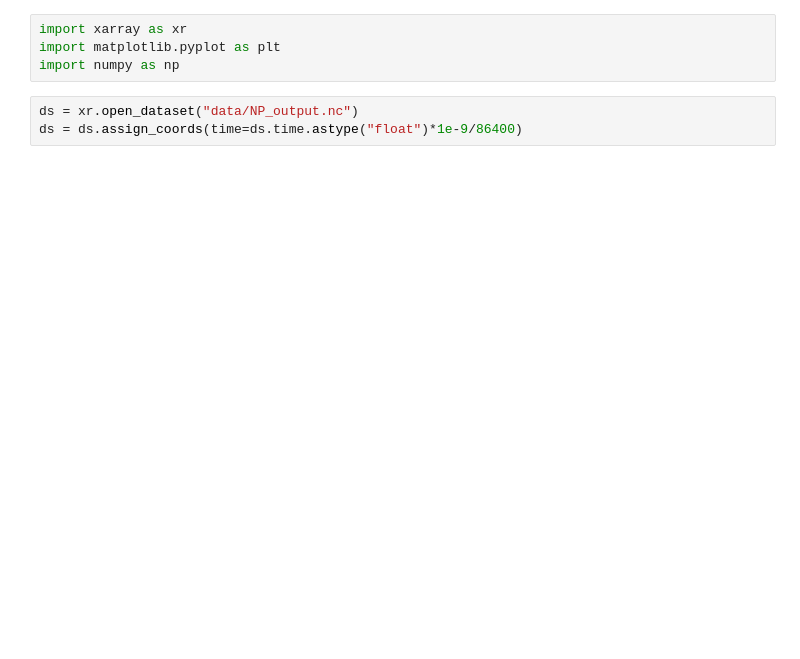
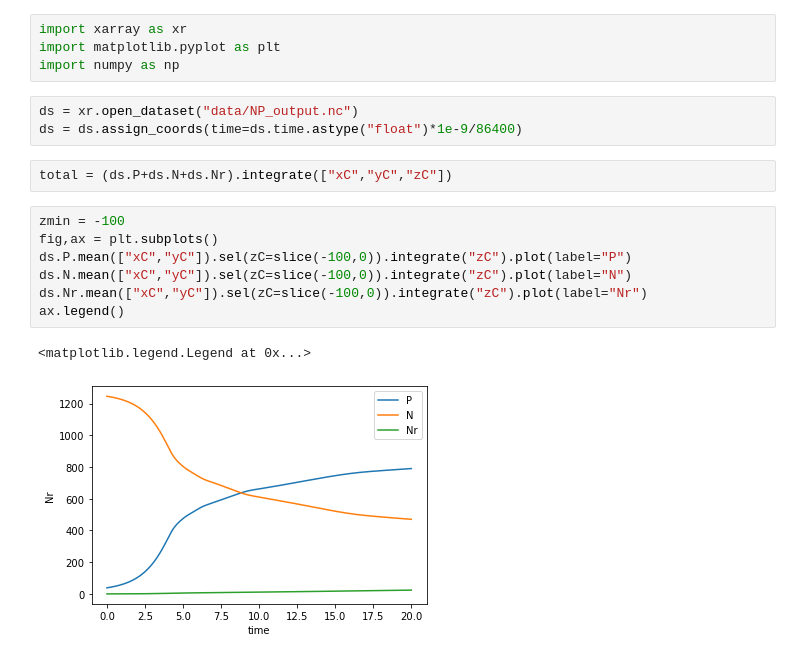
Before and after one commit to iuryt/Bioceananigans.jl, a Jupyter notebook: analysis.ipynb, the cells around one changed output. Drawn from its saved outputs; the diff is of its cells as text; blank space fills up the shorter version.

```diff
--- a/analysis.ipynb
+++ b/analysis.ipynb
@@ -5,3 +5,15 @@ import numpy as np
 # %%
 ds = xr.open_dataset("data/NP_output.nc")
 ds = ds.assign_coords(time=ds.time.astype("float")*1e-9/86400)
+# %%
+total = (ds.P+ds.N+ds.Nr).integrate(["xC","yC","zC"])
+# %%
+zmin = -100
+fig,ax = plt.subplots()
+ds.P.mean(["xC","yC"]).sel(zC=slice(-100,0)).integrate("zC").plot(label="P")
+ds.N.mean(["xC","yC"]).sel(zC=slice(-100,0)).integrate("zC").plot(label="N")
+ds.Nr.mean(["xC","yC"]).sel(zC=slice(-100,0)).integrate("zC").plot(label="Nr")
+ax.legend()
+# %% [output]
+<matplotlib.legend.Legend at 0x...>
+[figure, added]
```
Also changed, not shown: parts of 4 cells of this notebook, 1 other file.
